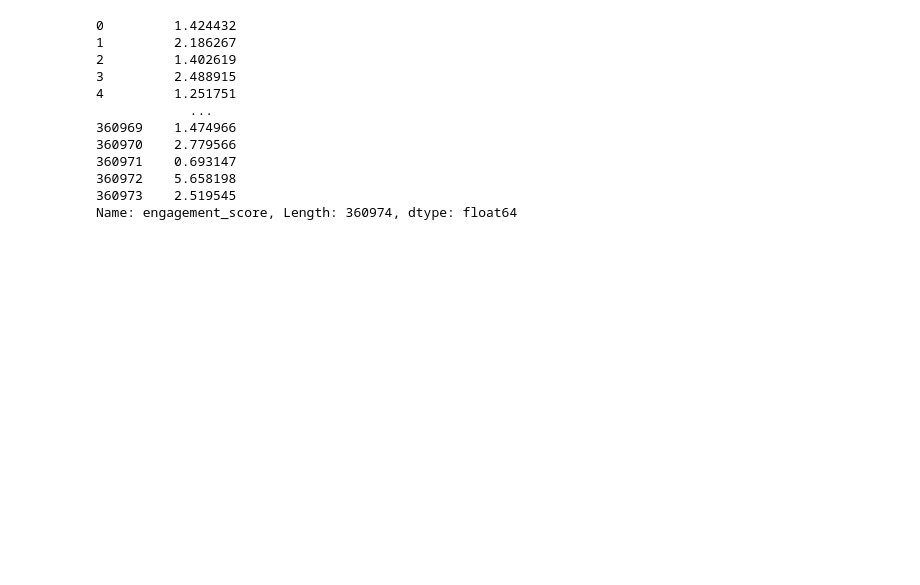
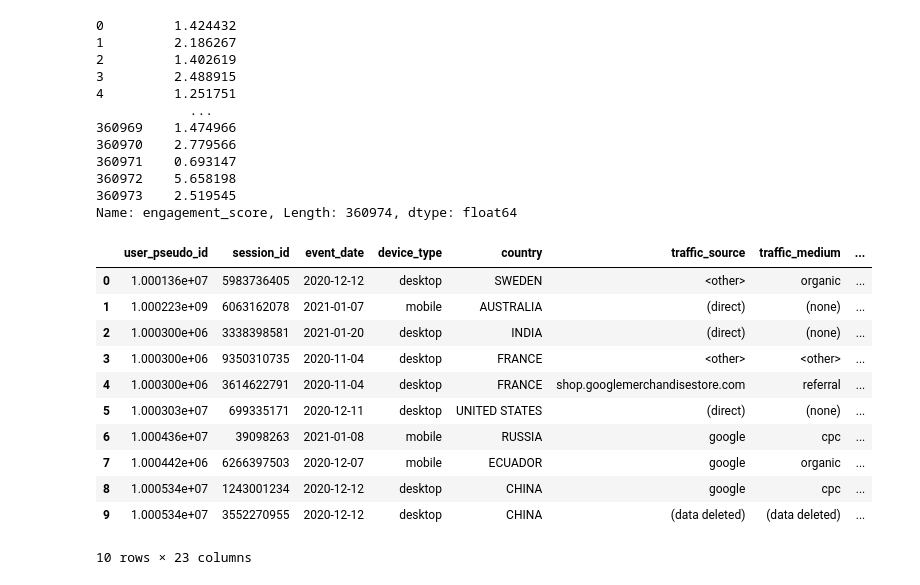
Before and after one commit to c0linhu1/LiftLab, a Jupyter notebook: exploring.ipynb, the cells around one changed output. Cells and saved outputs as stored; diff of their text form; code cells hidden in the pictures; blank space fills up the shorter version.

```diff
--- a/exploring.ipynb
+++ b/exploring.ipynb
@@ -101,3 +101,20 @@ example.tail(20)
 360972    5.658198
 360973    2.519545
 Name: engagement_score, Length: 360974, dtype: float64
+# %%
+df_clean = pd.read_csv("data/sessions_clean.csv")
+# %%
+df_clean.head(10)
+# %% [output]
+|  | user_pseudo_id | session_id | event_date | device_type | country | traffic_source | traffic_medium | ... |
+| 0 | 1.000136e+07 | 5983736405 | 2020-12-12 | desktop | SWEDEN | <other> | organic | ... |
+| 1 | 1.000223e+09 | 6063162078 | 2021-01-07 | mobile | AUSTRALIA | (direct) | (none) | ... |
+| 2 | 1.000300e+06 | 3338398581 | 2021-01-20 | desktop | INDIA | (direct) | (none) | ... |
+| 3 | 1.000300e+06 | 9350310735 | 2020-11-04 | desktop | FRANCE | <other> | <other> | ... |
+| 4 | 1.000300e+06 | 3614622791 | 2020-11-04 | desktop | FRANCE | shop.googlemerchandisestore.com | referral | ... |
+| 5 | 1.000303e+07 | 699335171 | 2020-12-11 | desktop | UNITED STATES | (direct) | (none) | ... |
+| 6 | 1.000436e+07 | 39098263 | 2021-01-08 | mobile | RUSSIA | google | cpc | ... |
+| 7 | 1.000442e+06 | 6266397503 | 2020-12-07 | mobile | ECUADOR | google | organic | ... |
+| 8 | 1.000534e+07 | 1243001234 | 2020-12-12 | desktop | CHINA | google | cpc | ... |
+| 9 | 1.000534e+07 | 3552270955 | 2020-12-12 | desktop | CHINA | (data deleted) | (data deleted) | ... |
+10 rows × 23 columns
```
Also changed, not shown: parts of 2 cells of this notebook, 3 other files.
